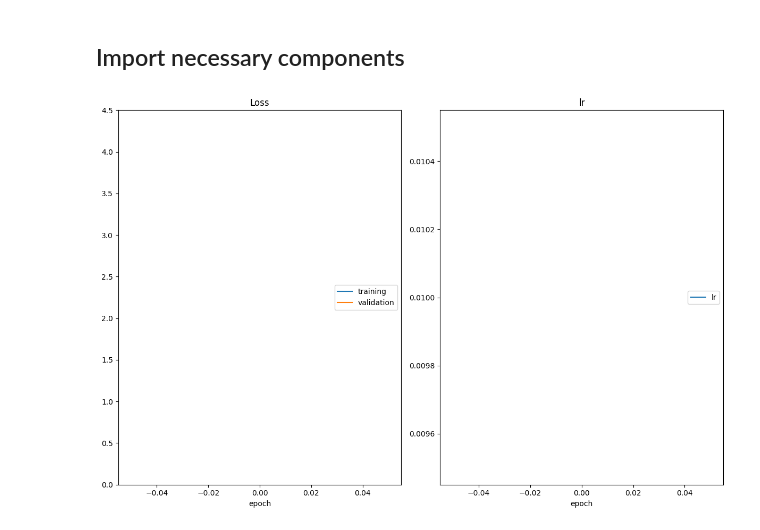
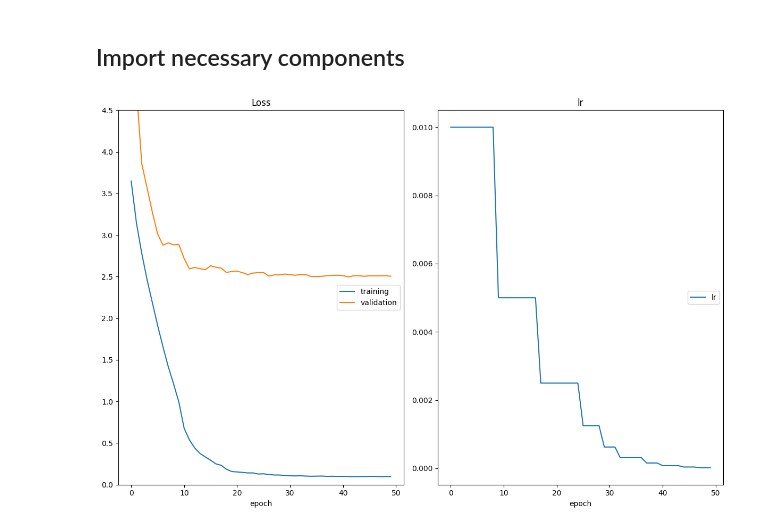
Before and after one commit to regokan/deep-vision-lab, a Jupyter notebook: cnn/landmark_classification/cnn_from_scratch.ipynb, the cells around one changed output. Drawn from its saved outputs; the diff is of its cells as text; code cells hidden in the pictures.

Commit message:
experiments with differet hyperparameters and models in landmark classification

```diff
--- a/cnn/landmark_classification/cnn_from_scratch.ipynb
+++ b/cnn/landmark_classification/cnn_from_scratch.ipynb
@@ -18,7 +18,7 @@ num_classes = 50  # number of classes. Do not change this
 dropout = 0.5  # dropout for our model
 learning_rate = 0.01  # Learning rate for SGD (or Adam)
 opt = "sgd"  # optimizer. 'sgd' or 'adam'
-weight_decay = 0.005  # regularization. Increase this to combat overfitting
+weight_decay = 0.01  # regularization. Increase this to combat overfitting
 momentum = 0.9
 # %% [markdown]
 ## Import necessary components
@@ -28,34 +28,34 @@ from cnn.landmark_classification.src.train import optimize
 from cnn.landmark_classification.src.optimizer import get_optimizer, get_loss
 from cnn.landmark_classification.src.model import MyModel
-# %%
-# Set up data loaders using batch_size and valid_size defined above
-data_loaders = get_data_loaders(batch_size=batch_size, valid_size=valid_size)
-
-# Instantiate model with num_classes and dropout
-model = MyModel(num_classes=num_classes, dropout=dropout)
-
-# Get the optimizer with the specified model, learning rate, optimizer type, and weight decay
-optimizer = get_optimizer(
-    model,
-    optimizer=opt,
-    learning_rate=learning_rate,
-    weight_decay=weight_decay,
-    momentum=momentum,
-)
-
-# Get the loss function
-loss = get_loss()
-
-# Run the optimization process
-optimize(
-    data_loaders,
-    model,
-    optimizer,
-    loss,
-    n_epochs=num_epochs,
-    save_path="checkpoints/best_val_loss.pt",
-    interactive_tracking=True,
-)
-# %% [output]
-[figure, removed]
+# %%
+`# Set up data loaders using batch_size and valid_size defined above
+data_loaders = get_data_loaders(batch_size=batch_size, valid_size=valid_size)
+
+# Instantiate model with num_classes and dropout
+model = MyModel(num_classes=num_classes, dropout=dropout)
+
+# Get the optimizer with the specified model, learning rate, optimizer type, and weight decay
+optimizer = get_optimizer(
+    model,
+    optimizer=opt,
+    learning_rate=learning_rate,
+    weight_decay=weight_decay,
+    momentum=momentum,
+)
+
+# Get the loss function
+loss = get_loss()
+
+# Run the optimization process
+optimize(
+    data_loaders,
+    model,
+    optimizer,
+    loss,
+    n_epochs=num_epochs,
+    save_path="checkpoints/best_val_loss.pt",
+    interactive_tracking=True,
+)
+# %% [output]
+[figure, added]
 # %%
```
Also changed, not shown: parts of 11 cells of this notebook.
